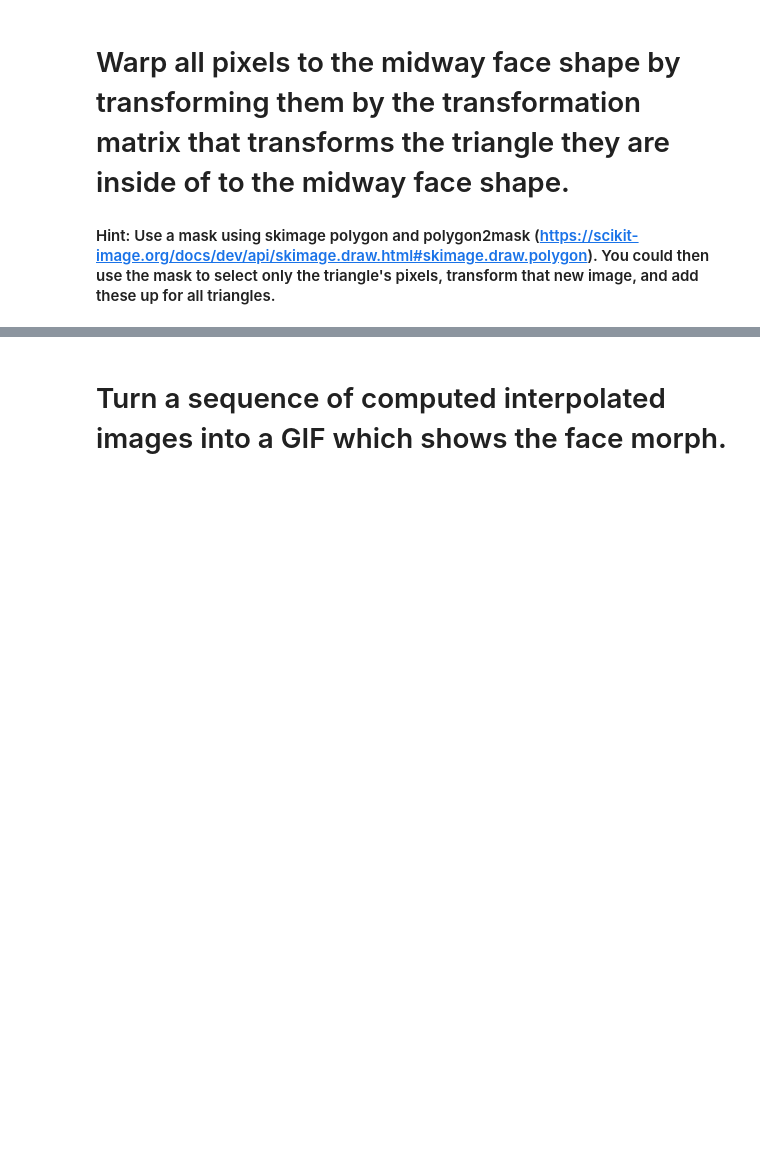
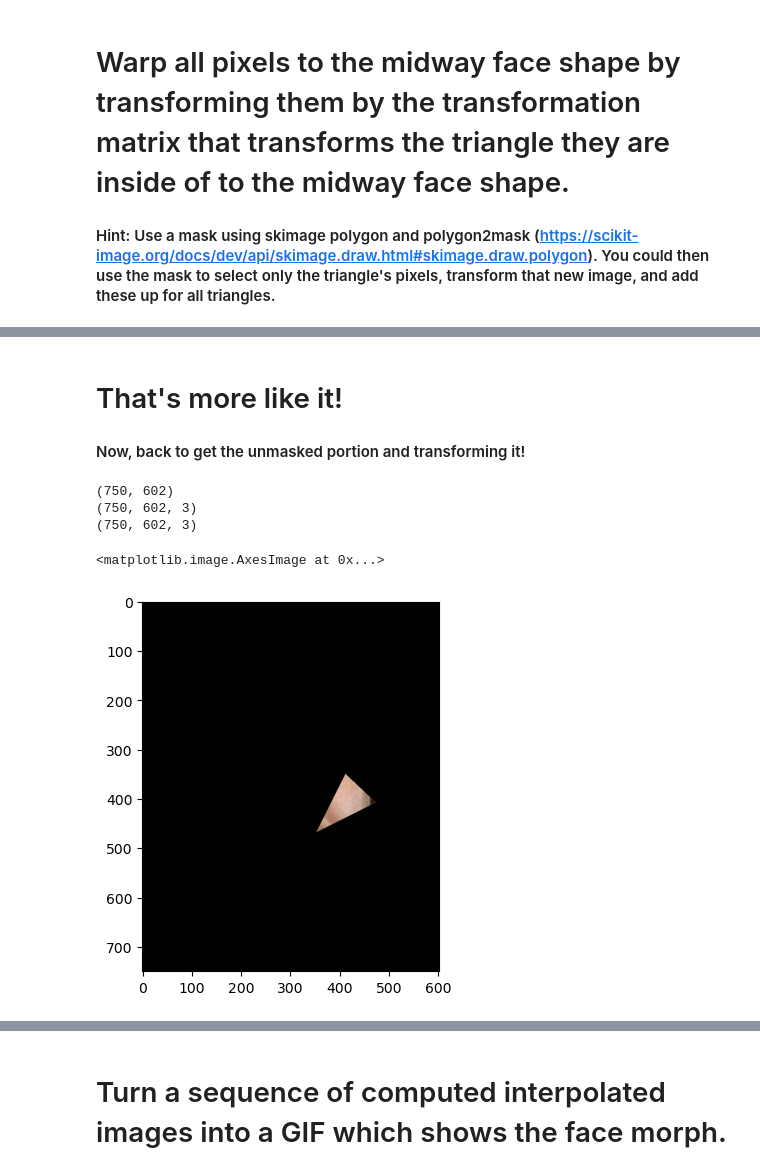
Before and after one commit to hackerzilla/cs180, a Jupyter notebook: proj3/code/main.ipynb, the cells around one changed output, grey strips where cells are left out. Drawn from its saved outputs; the diff is of its cells as text; code cells hidden in the pictures; blank space fills up the shorter version.

Commit message:
Started working on masking and transforming. Made some good progress, but halted when I noticed that ComputeAffine() is not functioning properly.

```diff
--- a/proj3/code/main.ipynb
+++ b/proj3/code/main.ipynb
@@ -144,0 +221,18 @@ print("]")
+# %% [markdown]
+# That's more like it!
+#### Now, back to get the unmasked portion and transforming it!
+# %%
+# Use the mask to perform binary array slicing.
+
+tri1_portion = np.copy(julian)
+tri1_portion[~j_mask1] = 0
+print(j_mask1.shape)
+print(julian.shape)
+print(tri1_portion.shape)
+imshow(tri1_portion)
+# %% [output]
+(750, 602)
+(750, 602, 3)
+(750, 602, 3)
+<matplotlib.image.AxesImage at 0x...>
+[figure, added]
```
Also changed, not shown: parts of 18 cells of this notebook, 1 other file.
